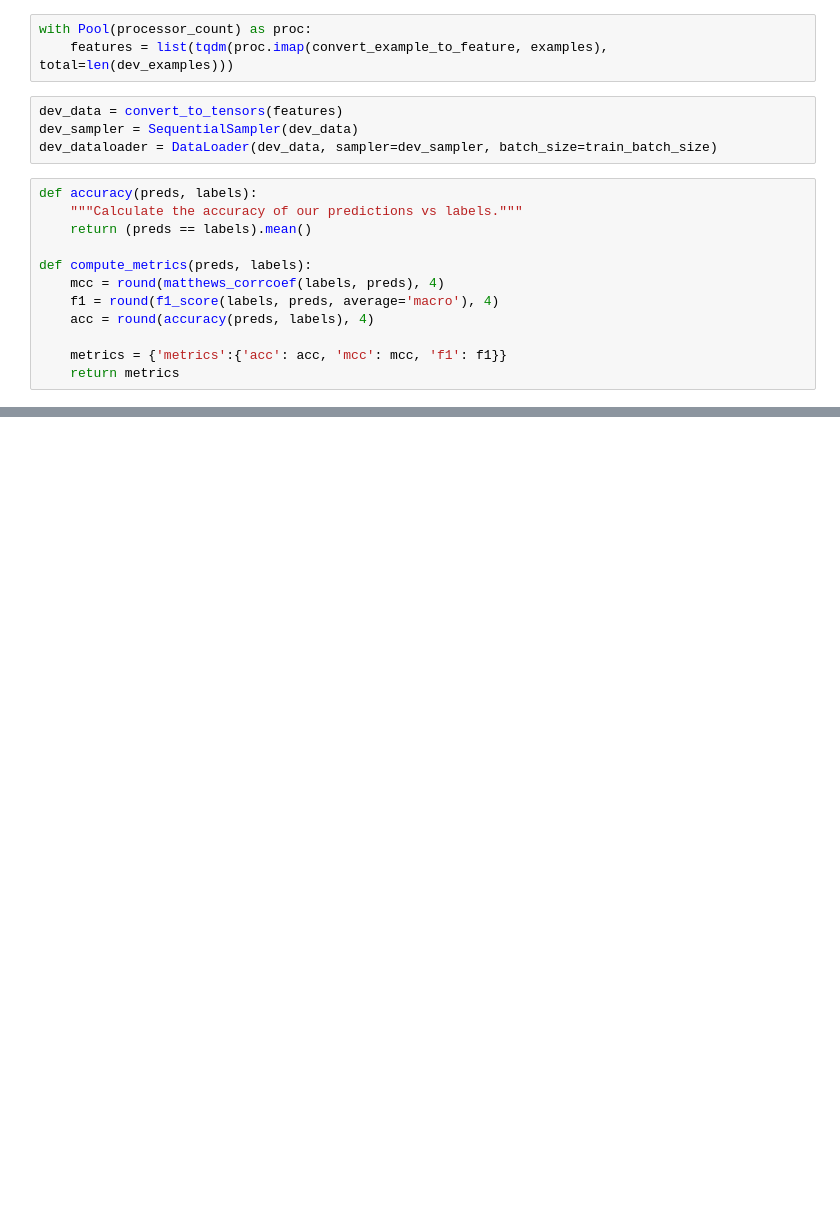
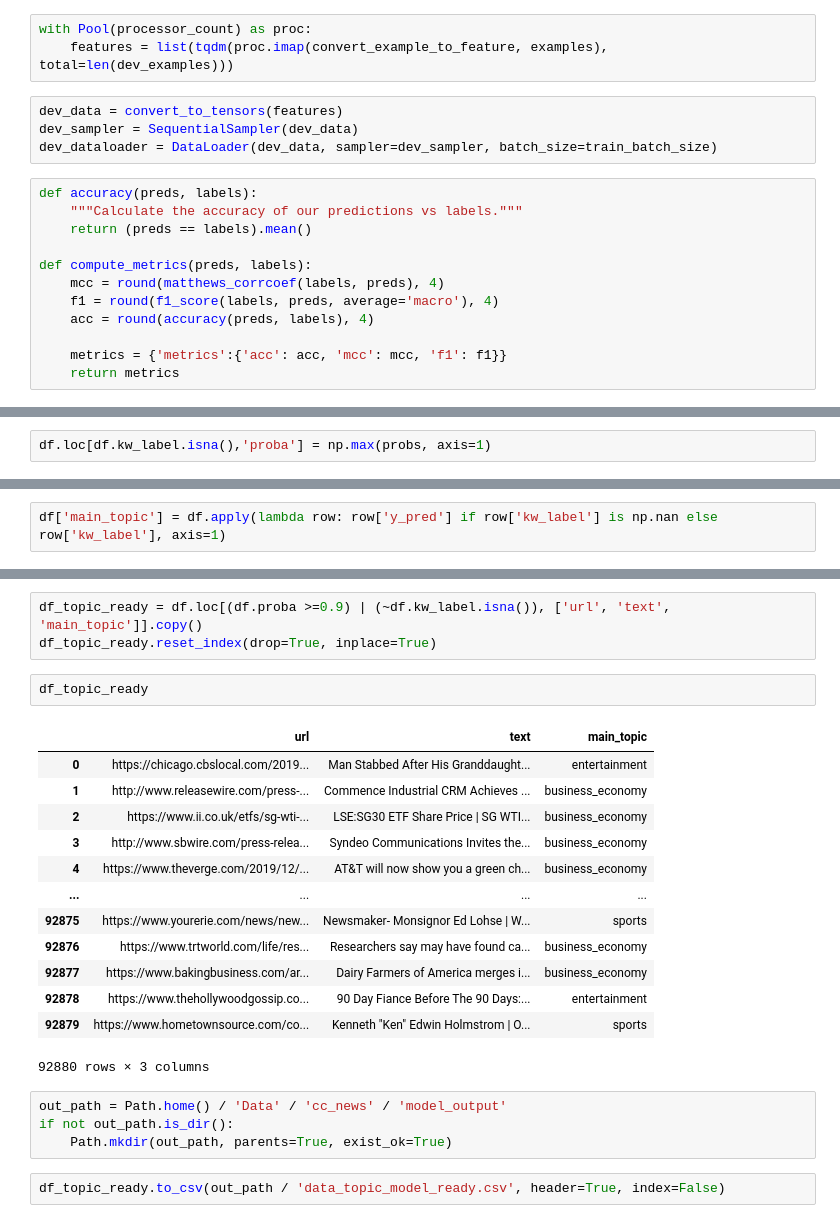
Before and after one commit to oersoy1/cc_news, a Jupyter notebook: 4_classification_bert.ipynb, the cells around one changed output, grey strips where cells are left out. Saved outputs shown, nothing was run; the diff lists cells and outputs as text; blank space fills up the shorter version.

```diff
--- a/4_classification_bert.ipynb
+++ b/4_classification_bert.ipynb
@@ -422,0 +540,2 @@ sn.heatmap(df_cm, annot=True,annot_kws={"size": 16})
+# %%
+df.loc[df.kw_label.isna(),'proba'] = np.max(probs, axis=1)
@@ -422,0 +600,2 @@ sn.heatmap(df_cm, annot=True,annot_kws={"size": 16})
+# %%
+df['main_topic'] = df.apply(lambda row: row['y_pred'] if row['kw_label'] is np.nan else row['kw_label'], axis=1)
@@ -422,0 +611,25 @@ sn.heatmap(df_cm, annot=True,annot_kws={"size": 16})
+# %%
+df_topic_ready = df.loc[(df.proba >=0.9) | (~df.kw_label.isna()), ['url', 'text', 'main_topic']].copy()
+df_topic_ready.reset_index(drop=True, inplace=True)
+# %%
+df_topic_ready
+# %% [output]
+|  | url | text | main_topic |
+| 0 | https://chicago.cbslocal.com/2019... | Man Stabbed After His Granddaught... | entertainment |
+| 1 | http://www.releasewire.com/press-... | Commence Industrial CRM Achieves ... | business_economy |
+| 2 | https://www.ii.co.uk/etfs/sg-wti-... | LSE:SG30 ETF Share Price | SG WTI... | business_economy |
+| 3 | http://www.sbwire.com/press-relea... | Syndeo Communications Invites the... | business_economy |
+| 4 | https://www.theverge.com/2019/12/... | AT&T will now show you a green ch... | business_economy |
+| ... | ... | ... | ... |
+| 92875 | https://www.yourerie.com/news/new... | Newsmaker- Monsignor Ed Lohse | W... | sports |
+| 92876 | https://www.trtworld.com/life/res... | Researchers say may have found ca... | business_economy |
+| 92877 | https://www.bakingbusiness.com/ar... | Dairy Farmers of America merges i... | business_economy |
+| 92878 | https://www.thehollywoodgossip.co... | 90 Day Fiance Before The 90 Days:... | entertainment |
+| 92879 | https://www.hometownsource.com/co... | Kenneth "Ken" Edwin Holmstrom | O... | sports |
+92880 rows × 3 columns
+# %%
+out_path = Path.home() / 'Data' / 'cc_news' / 'model_output'
+if not out_path.is_dir():
+    Path.mkdir(out_path, parents=True, exist_ok=True)
+# %%
+df_topic_ready.to_csv(out_path / 'data_topic_model_ready.csv', header=True, index=False)
```
Also changed, not shown: parts of 35 cells of this notebook, 2 other files.
